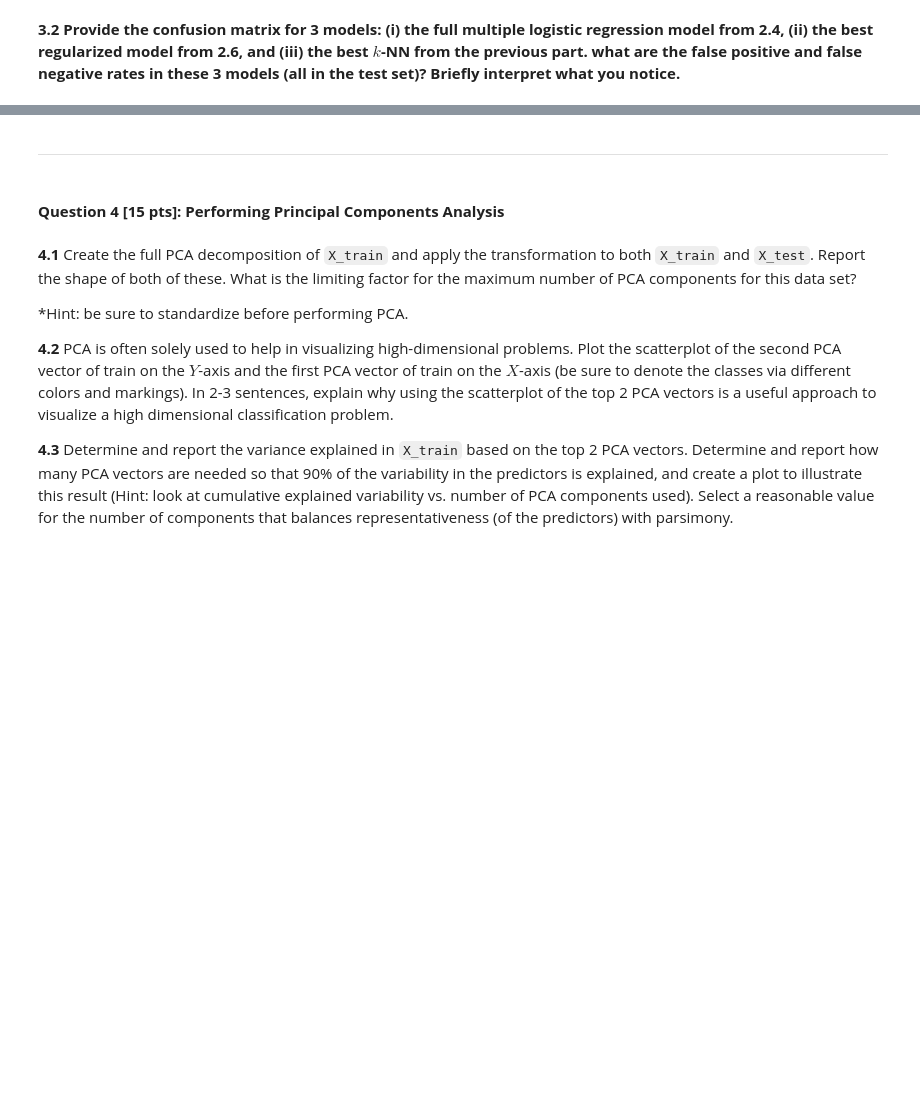
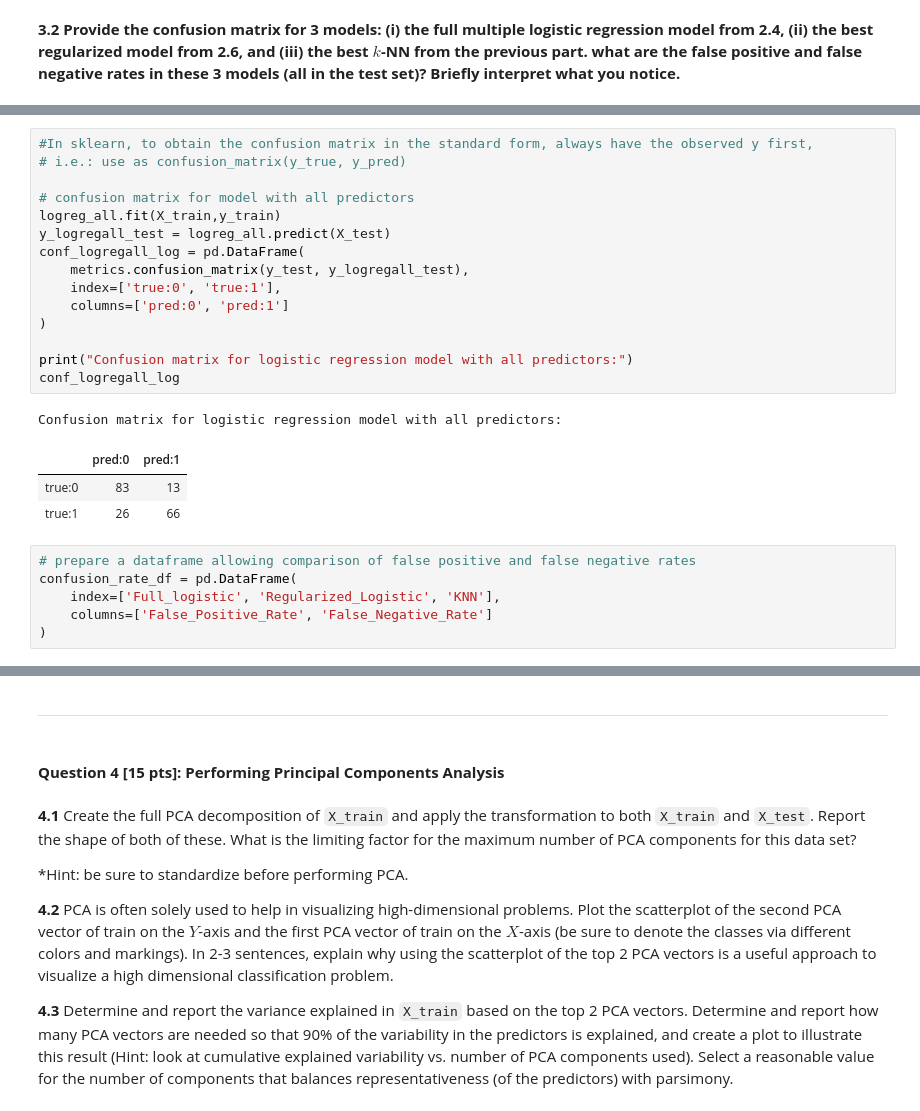
Before and after one commit to CreditPy/2021-s109a, a Jupyter notebook: cs_s109a_hw4/cs_s109a_hw4.ipynb, the cells around one changed output, grey strips where cells are left out. Drawn from its saved outputs; the diff is of its cells as text; blank space fills up the shorter version.

```diff
--- a/cs_s109a_hw4/cs_s109a_hw4.ipynb
+++ b/cs_s109a_hw4/cs_s109a_hw4.ipynb
@@ -426,0 +527,26 @@ The number of non-zero coefficients in the model is: 19
+# %%
+#In sklearn, to obtain the confusion matrix in the standard form, always have the observed y first,
+# i.e.: use as confusion_matrix(y_true, y_pred)
+
+# confusion matrix for model with all predictors
+logreg_all.fit(X_train,y_train)
+y_logregall_test = logreg_all.predict(X_test)
+conf_logregall_log = pd.DataFrame(
+    metrics.confusion_matrix(y_test, y_logregall_test),
+    index=['true:0', 'true:1'],
+    columns=['pred:0', 'pred:1']
+)
+
+print("Confusion matrix for logistic regression model with all predictors:")
+conf_logregall_log
+# %% [output]
+Confusion matrix for logistic regression model with all predictors:
+|  | pred:0 | pred:1 |
+| true:0 | 83 | 13 |
+| true:1 | 26 | 66 |
+# %%
+# prepare a dataframe allowing comparison of false positive and false negative rates
+confusion_rate_df = pd.DataFrame(
+    index=['Full_logistic', 'Regularized_Logistic', 'KNN'],
+    columns=['False_Positive_Rate', 'False_Negative_Rate']
+)
```
Also changed, not shown: parts of 18 cells of this notebook.
